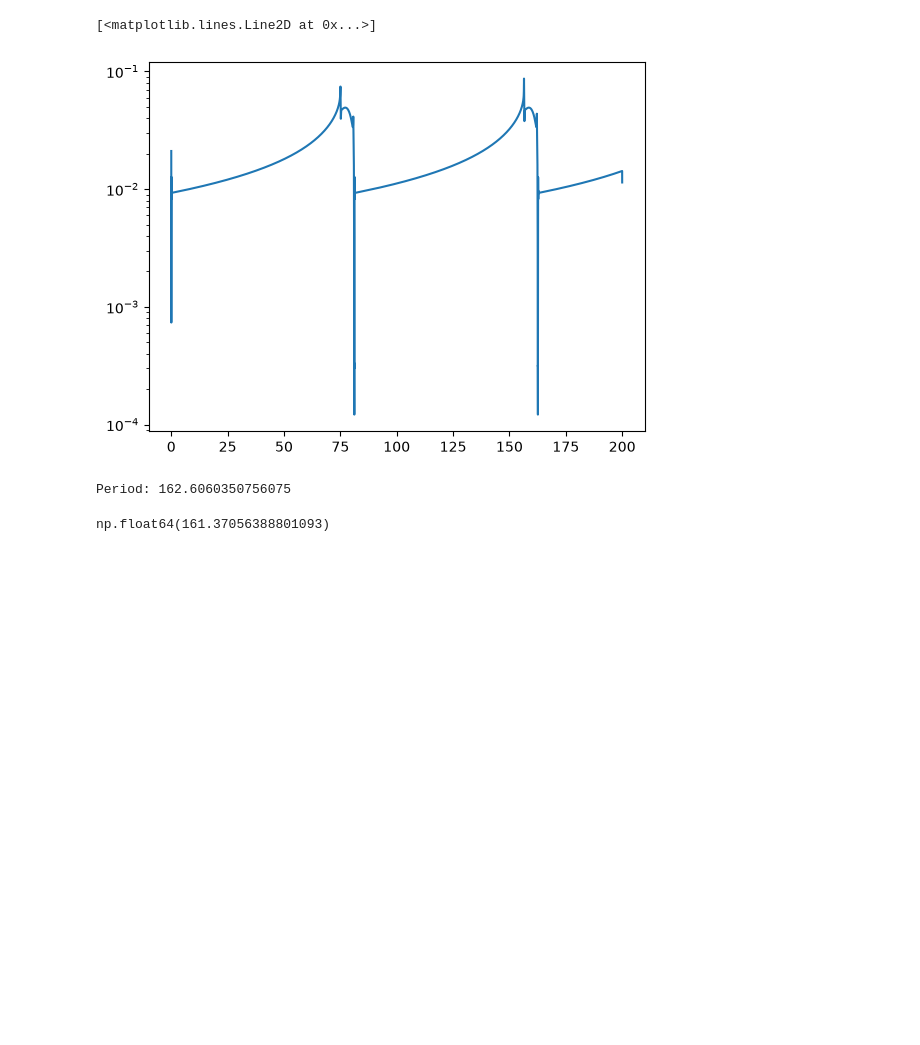
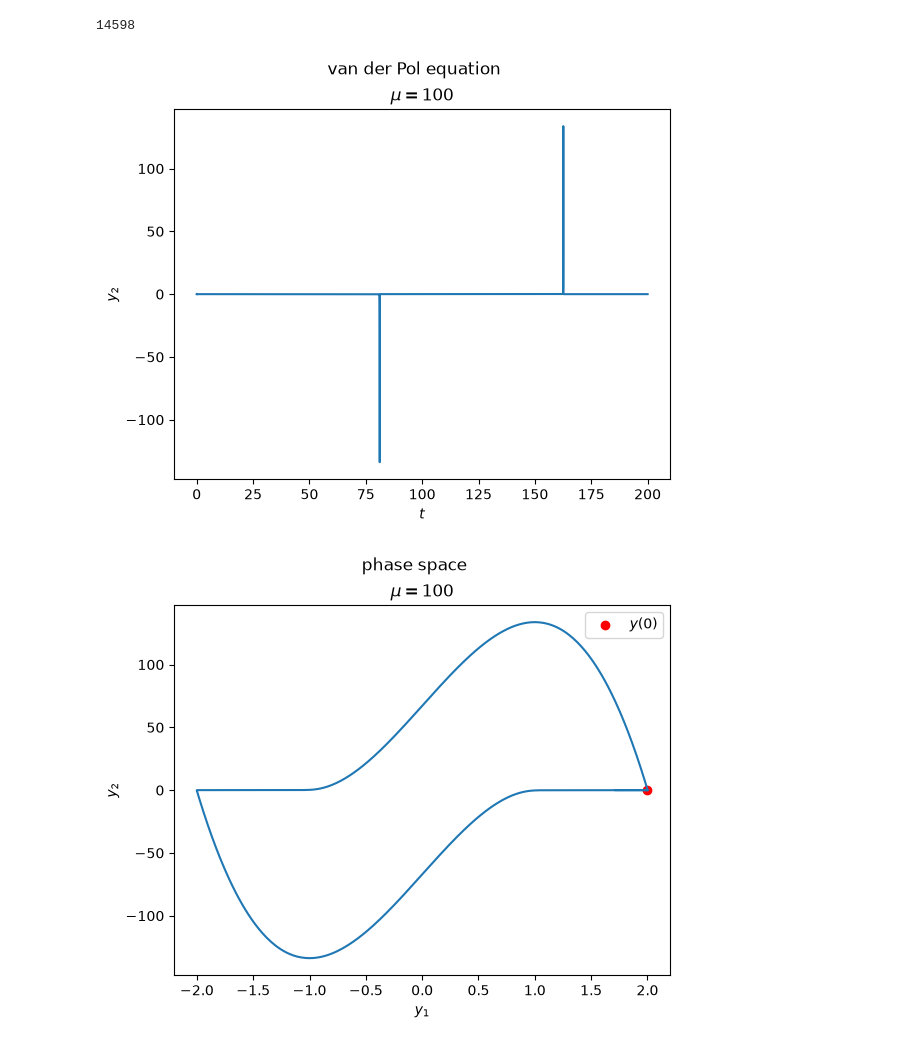
Before and after one commit to adrioliva/NUMN32, a Jupyter notebook: Adri/P1/stiff-nonstiff.ipynb, the cells around one changed output. Drawn from its saved outputs; the diff is of its cells as text; code cells hidden in the pictures; blank space fills up the shorter version.

```diff
--- a/Adri/P1/stiff-nonstiff.ipynb
+++ b/Adri/P1/stiff-nonstiff.ipynb
@@ -8,5 +12,8 @@ from types import FunctionType
+# %%
+mu = 100
+t0 = 0
+y0 = np.array([2,0])
+T = 2*mu
 # %%
-mu = 100
-eq = objects.vanderPol(t0=0,y0=np.array([2,0]),T=2*mu,mu=mu)
+eq = objects.vanderPol(t0=0,y0=y0,T=T,mu=mu)
 solver = objects.RK34(eq,N=100,adaptative=True)
-solver.integrate()
@@ -27,19 +20,35 @@ plt.scatter(solver.u[80,0],solver.u[80,1])
-# %%
-plt.semilogy(solver.grid [:-1], np.diff(solver.grid))
-# %% [output]
-[<matplotlib.lines.Line2D at 0x...>]
-[figure, removed]
-# %%
-from scipy.signal import find_peaks
-
-peaks, _ = find_peaks(solver.u[:, 0])
-
-periods = np.diff(solver.grid[peaks])
-
-print("Period:", np.mean(periods))
-# %% [output]
-Period: 162.6060350756075
-# %%
-100*(3-2*np.log(2))
-# %% [output]
-np.float64(161.37056388801093)
+# %%
+def vdp_summary(solver: objects.Solver):
+    mu = solver.ivp.mu
+    y0 = solver.ivp.y0
+
+    plt.plot(solver.grid,solver.u[:,1])
+    plt.ylabel("$y_2$")
+    plt.xlabel("$t$")
+    plt.suptitle("van der Pol equation")
+    plt.title(rf"$\mu={mu}$")
+    plt.show()
+
+    plt.scatter(y0[0],y0[1],label=r"$y(0)$",color="red")
+    plt.plot(solver.u[:,0],solver.u[:,1])
+    plt.ylabel("$y_2$")
+    plt.xlabel("$y_1$")
+    plt.suptitle("phase space")
+    plt.title(rf"$\mu={mu}$")
+    plt.legend()
+    plt.show()
+
+    plt.semilogy(solver.grid[:-1], np.diff(solver.grid))
+    plt.title("Adaptative RK34 step size")
+    plt.xlabel(r"$t$")
+    plt.ylabel(r"$\Delta t$")
+    plt.show()
+# %%
+solver.N
+# %% [output]
+14598
+# %%
+vdp_summary(solver)
+# %% [output]
+[figure, added]
+[figure, added]
```
Also changed, not shown: parts of 14 cells of this notebook, 16 other files.
